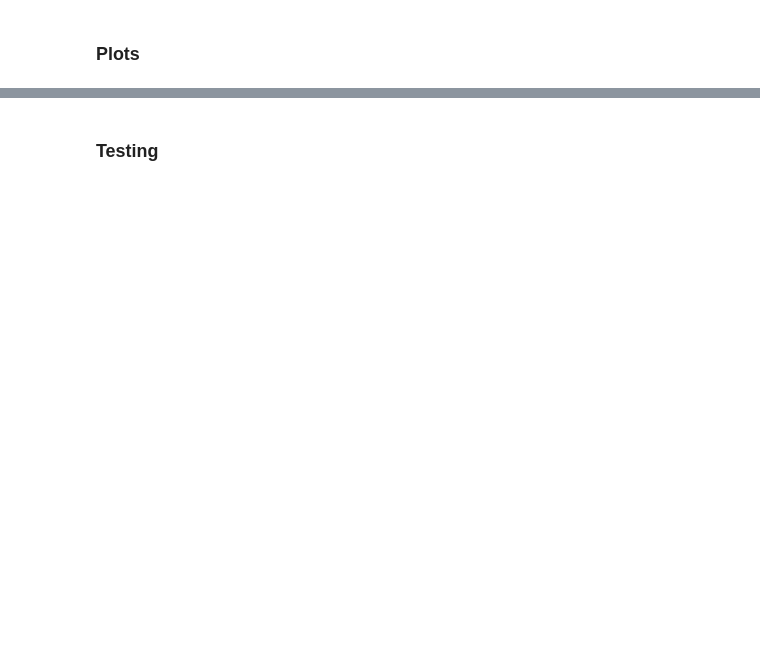
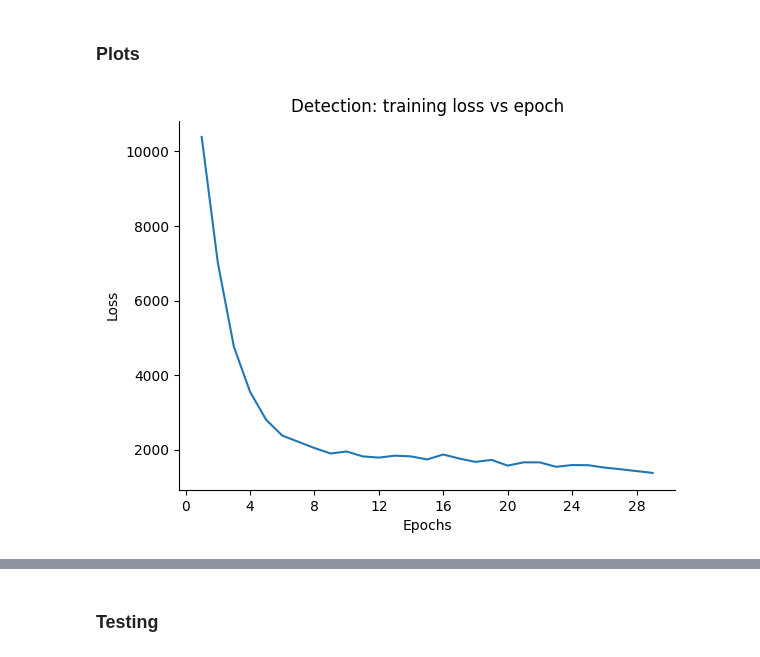
Before and after one commit to LucaFranceschi01/AGiC-2024, a Jupyter notebook: Lab4/cnn_models.ipynb, the cells around one changed output, grey strips where cells are left out. Drawn from its saved outputs; the diff is of its cells as text; code cells hidden in the pictures; blank space fills up the shorter version.

```diff
--- a/Lab4/cnn_models.ipynb
+++ b/Lab4/cnn_models.ipynb
@@ -382,5 +424,7 @@ def loss_epoch_plot(losses, title='Loss vs training epochs', nbins='auto'):
 
     plt.show()
 # %%
-loss_epoch_plot(det_tr_losses, "Training loss vs epoch count")
+loss_epoch_plot(det_tr_losses, "Detection: training loss vs epoch")
+# %% [output]
+[figure, added]
 # %%
```
Also changed, not shown: parts of 15 cells of this notebook, 2 other files.
